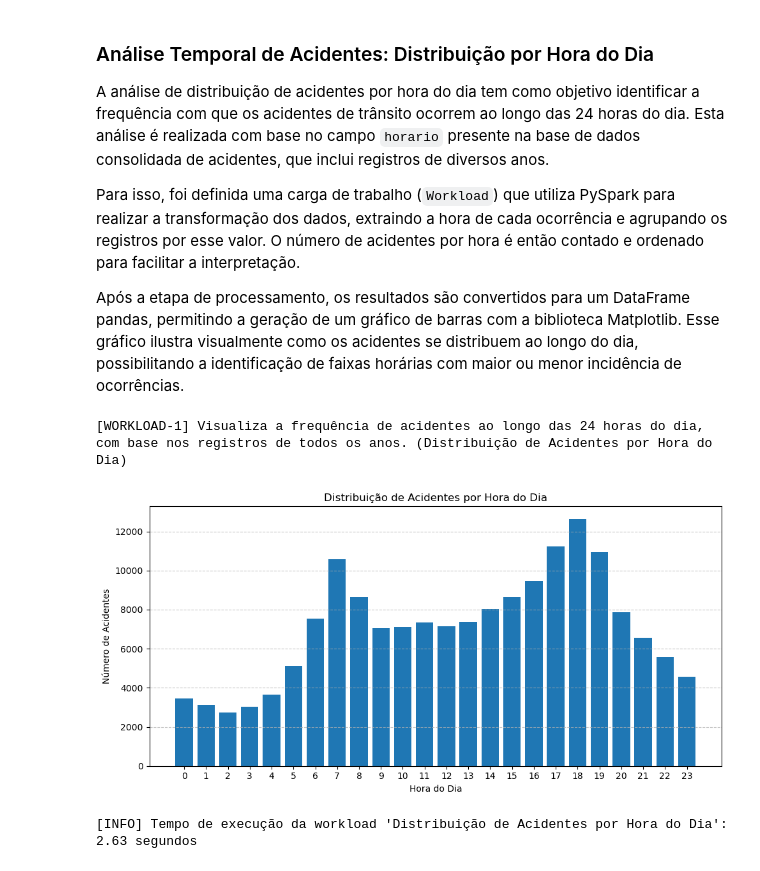
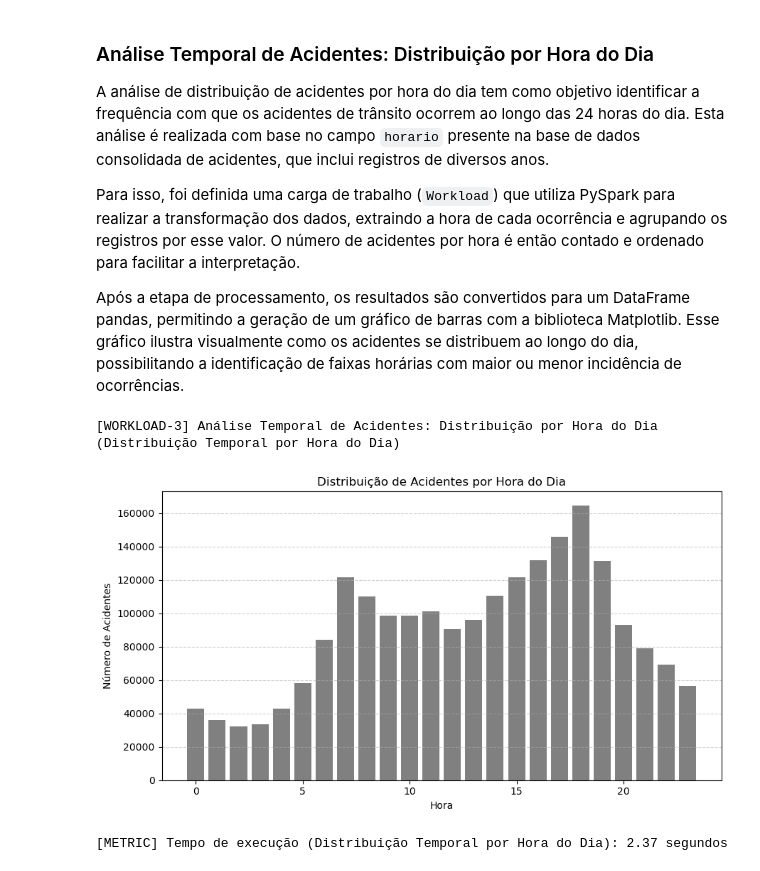
Before and after one commit to viniciusvdias/pdm, a Jupyter notebook: finalproject/20251/g8/src/notebook.ipynb, the cells around one changed output. Drawn from its saved outputs; the diff is of its cells as text; code cells hidden in the pictures.

```diff
--- a/finalproject/20251/g8/src/notebook.ipynb
+++ b/finalproject/20251/g8/src/notebook.ipynb
@@ -26,41 +86,3 @@ A análise de distribuição de acidentes por hora do dia tem como objetivo iden
 Para isso, foi definida uma carga de trabalho (`Workload`) que utiliza PySpark para realizar a transformação dos dados, extraindo a hora de cada ocorrência e agrupando os registros por esse valor. O número de acidentes por hora é então contado e ordenado para facilitar a interpretação.
 
 Após a etapa de processamento, os resultados são convertidos para um DataFrame pandas, permitindo a geração de um gráfico de barras com a biblioteca Matplotlib. Esse gráfico ilustra visualmente como os acidentes se distribuem ao longo do dia, possibilitando a identificação de faixas horárias com maior ou menor incidência de ocorrências.
-# %%
-# Define uma workload de análise por hora
-def analise_por_hora(df):
-    from pyspark.sql.functions import hour, col
-    import matplotlib.pyplot as plt
-
-    # Extrai a hora do campo 'horario'
-    df_com_hora = df.withColumn("hora", hour(col("horario")))
-
-    # Agrupa e conta acidentes por hora
-    agrupado = df_com_hora.groupBy("hora").count().orderBy("hora")
-
-    # Coleta para o driver para plotar
-    resultados = agrupado.toPandas()
-
-    # Plot
-    plt.figure(figsize=(10, 5))
-    plt.bar(resultados['hora'], resultados['count'], width=0.8)
-    plt.xlabel("Hora do Dia")
-    plt.ylabel("Número de Acidentes")
-    plt.title("Distribuição de Acidentes por Hora do Dia")
-    plt.xticks(range(0, 24))
-    plt.grid(axis='y', linestyle='--', alpha=0.7)
-    plt.tight_layout()
-    plt.show()
-
-workload = Workload(
-    name="Distribuição de Acidentes por Hora do Dia",
-    description="[WORKLOAD-1] Visualiza a frequência de acidentes ao longo das 24 horas do dia, com base nos registros de todos os anos.",
-    execute_fn=analise_por_hora
-)
-
-# Executa a workload
-workload.run(df)
-# %% [output]
-[WORKLOAD-1] Visualiza a frequência de acidentes ao longo das 24 horas do dia, com base nos registros de todos os anos. (Distribuição de Acidentes por Hora do Dia)
-[figure, removed]
-[INFO] Tempo de execução da workload 'Distribuição de Acidentes por Hora do Dia': 2.63 segundos
@@ -66,0 +142,15 @@ workload.run(df)
+# %%
+from utils.workload import Workload
+
+# Cria uma workload para distribuição por hora
+workload_temporal_hora = Workload(
+    name="Distribuição Temporal por Hora do Dia",
+    description="[WORKLOAD-3] Análise Temporal de Acidentes: Distribuição por Hora do Dia",
+    execute_fn=lambda df: analise_distribuicao_temporal(df, tipo="hora")
+)
+
+workload_temporal_hora.run(df_ocorrencias)
+# %% [output]
+[WORKLOAD-3] Análise Temporal de Acidentes: Distribuição por Hora do Dia (Distribuição Temporal por Hora do Dia)
+[figure, added]
+[METRIC] Tempo de execução (Distribuição Temporal por Hora do Dia): 2.37 segundos
```
Also changed, not shown: parts of 8 cells of this notebook.
